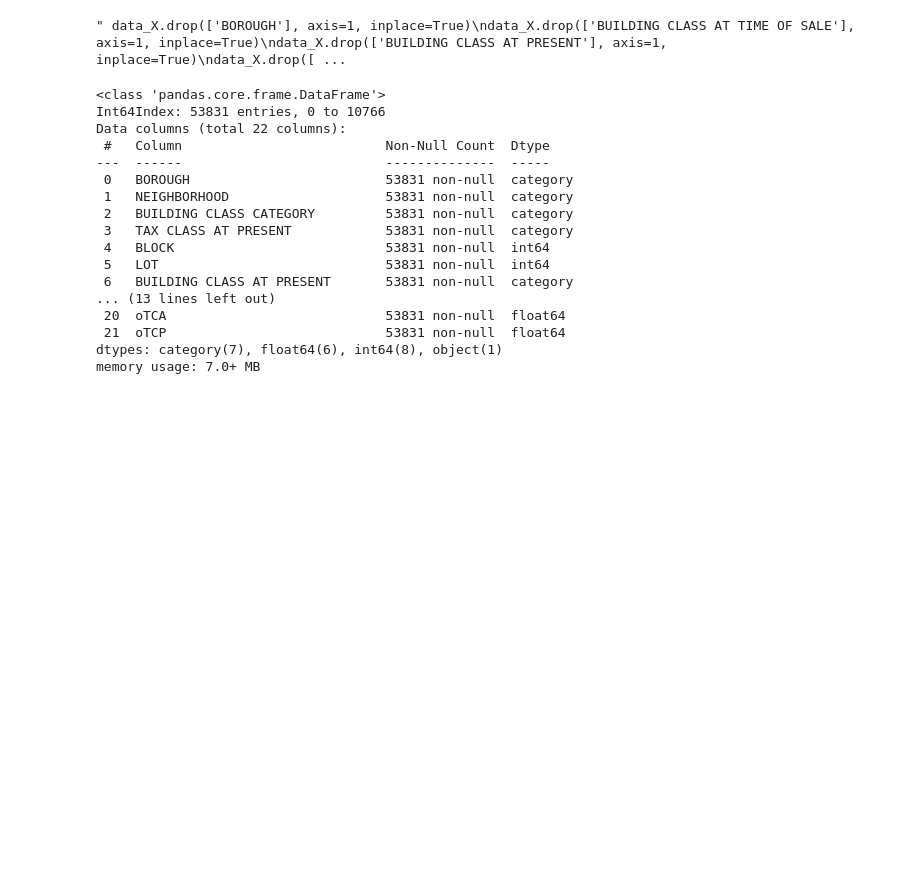
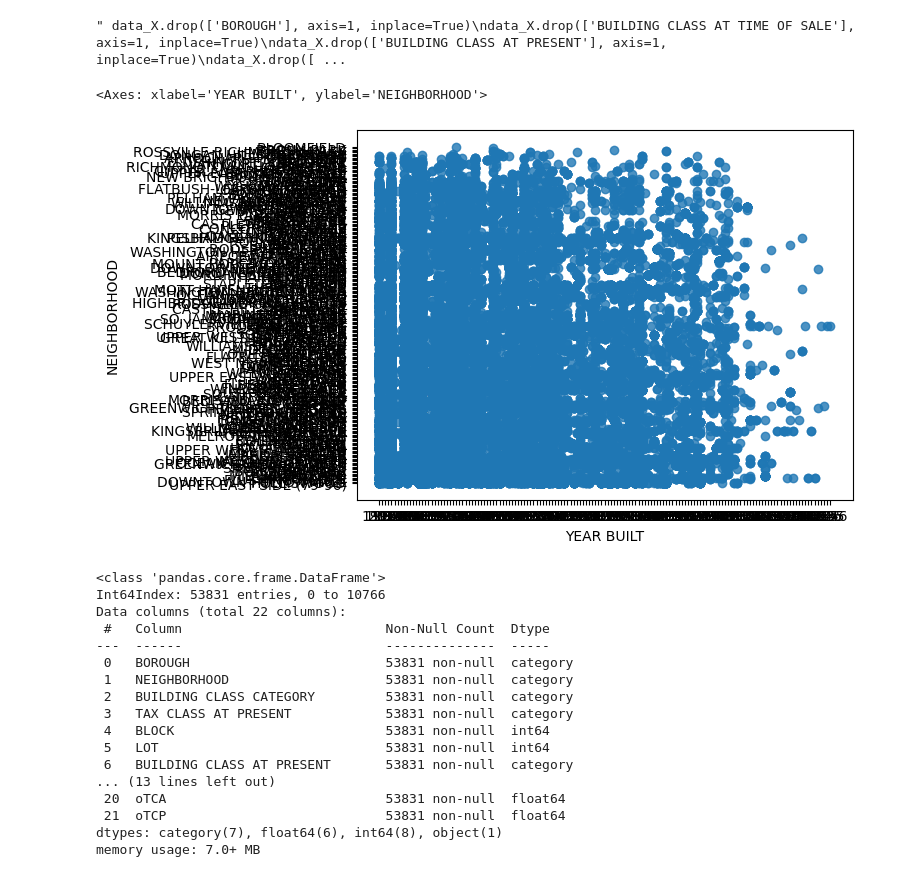
Before and after one commit to UsanoCoCr/houseprice-hw, a Jupyter notebook: baselines.ipynb, the cells around one changed output. Saved outputs shown, nothing was run; the diff lists cells and outputs as text; code cells hidden in the pictures; blank space fills up the shorter version.

```diff
--- a/baselines.ipynb
+++ b/baselines.ipynb
@@ -45,6 +57,16 @@ from sklearn.decomposition import PCA, KernelPCA
 from sklearn.impute import SimpleImputer
 # %%
 train = pd.read_csv("./data/train.csv")
+print(train.shape)
+
+#删除所有SALE PRICE为0的行
+print(train[train["SALE PRICE"] == 0].shape)
+train = train[train["SALE PRICE"] != 0]
+
+""" #删除所有YEAR BUILT为0的行
+print(train[train["YEAR BUILT"] == 0].shape)
+train = train[train["YEAR BUILT"] != 0] """
+
 train_y = train[["SALE PRICE"]]
 train_X = train
 
@@ -164,0 +199,5 @@ data_X.drop(['SALE PRICE'], axis=1, inplace=True)
+# %%
+sns.regplot(x=data_X['YEAR BUILT'], y=data_X['NEIGHBORHOOD'], fit_reg=False)
+# %% [output]
+<Axes: xlabel='YEAR BUILT', ylabel='NEIGHBORHOOD'>
+[figure, added]
```
Also changed, not shown: parts of 16 cells of this notebook, 16 other files.
